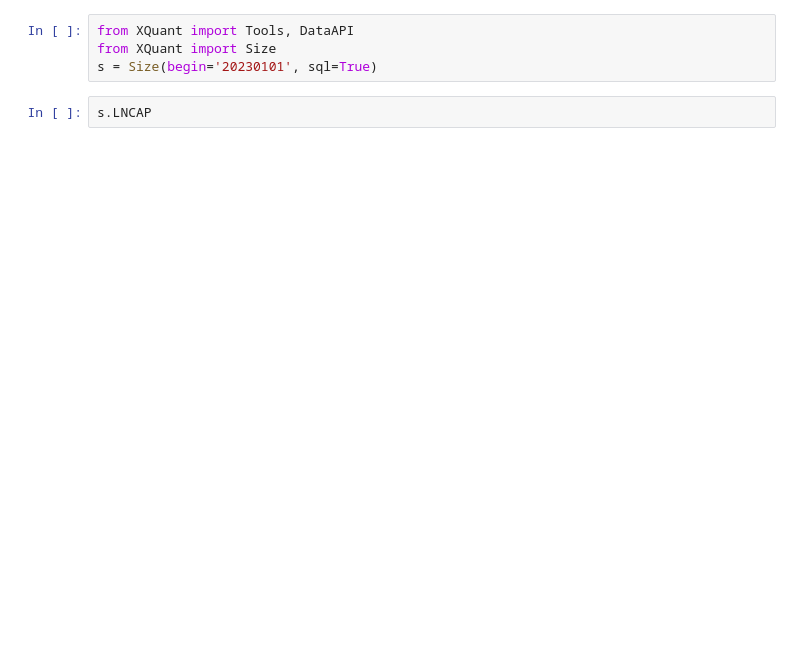
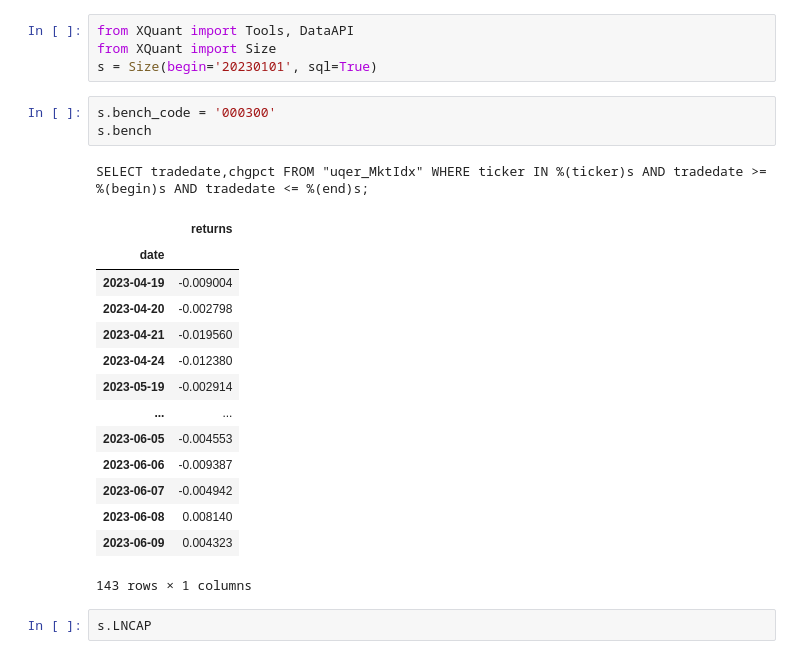
Before and after one commit to KangruiYuan/XQuant, a Jupyter notebook: ModuleTests/BaseTest.ipynb, the cells around one changed output. Drawn from its saved outputs; the diff is of its cells as text; blank space fills up the shorter version.

```diff
--- a/ModuleTests/BaseTest.ipynb
+++ b/ModuleTests/BaseTest.ipynb
@@ -2,6 +2,25 @@
 from XQuant import Tools, DataAPI
 from XQuant import Size
 s = Size(begin='20230101', sql=True)
+# %%
+s.bench_code = '000300'
+s.bench
+# %% [output]
+SELECT tradedate,chgpct FROM "uqer_MktIdx" WHERE ticker IN %(ticker)s AND tradedate >= %(begin)s AND tradedate <= %(end)s;
+|  | returns |
+| date |  |
+| 2023-04-19 | -0.009004 |
+| 2023-04-20 | -0.002798 |
+| 2023-04-21 | -0.019560 |
+| 2023-04-24 | -0.012380 |
+| 2023-05-19 | -0.002914 |
+| ... | ... |
+| 2023-06-05 | -0.004553 |
+| 2023-06-06 | -0.009387 |
+| 2023-06-07 | -0.004942 |
+| 2023-06-08 | 0.008140 |
+| 2023-06-09 | 0.004323 |
+143 rows × 1 columns
 # %%
 s.LNCAP
 # %% [output]
```
Also changed, not shown: 8 other files.
